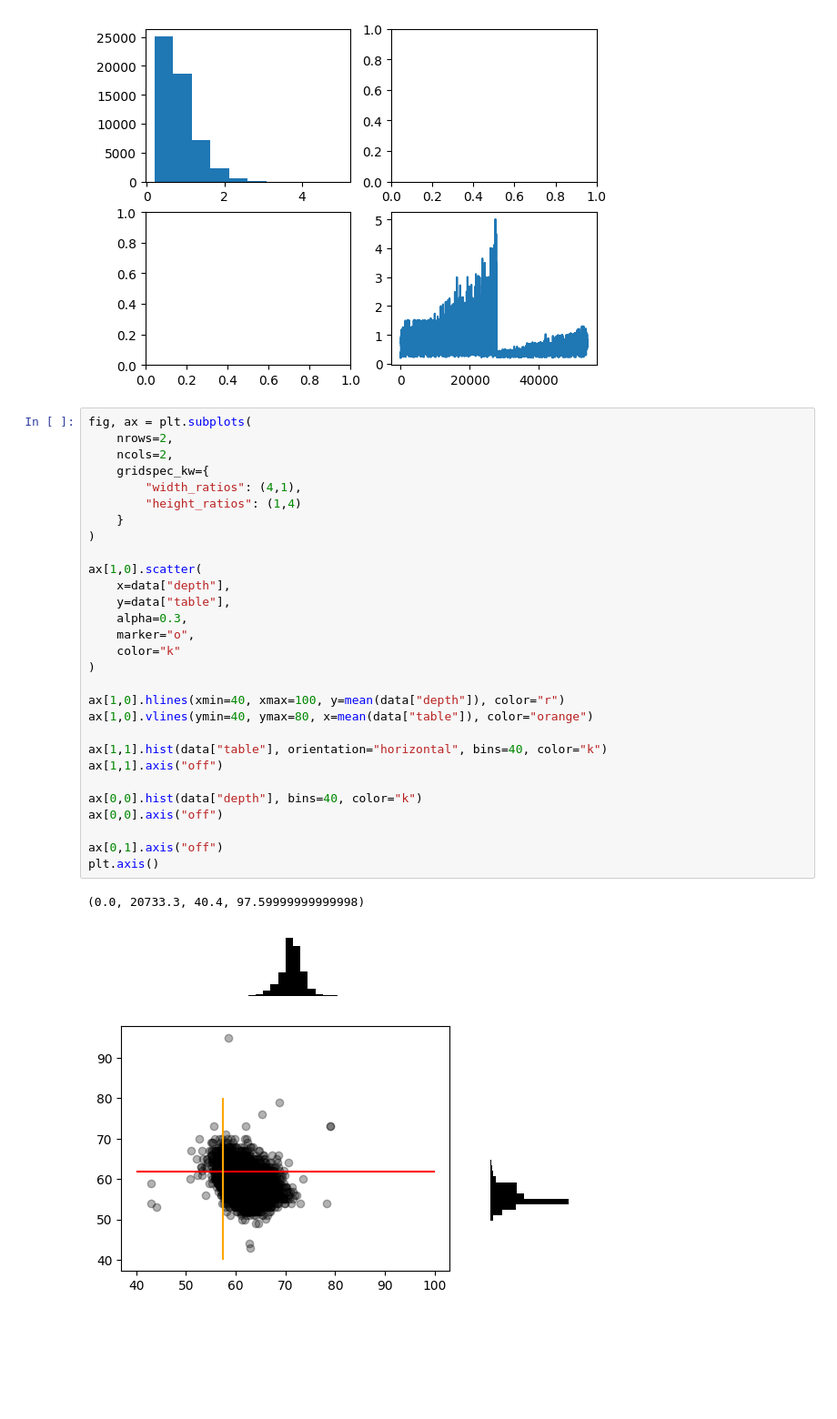
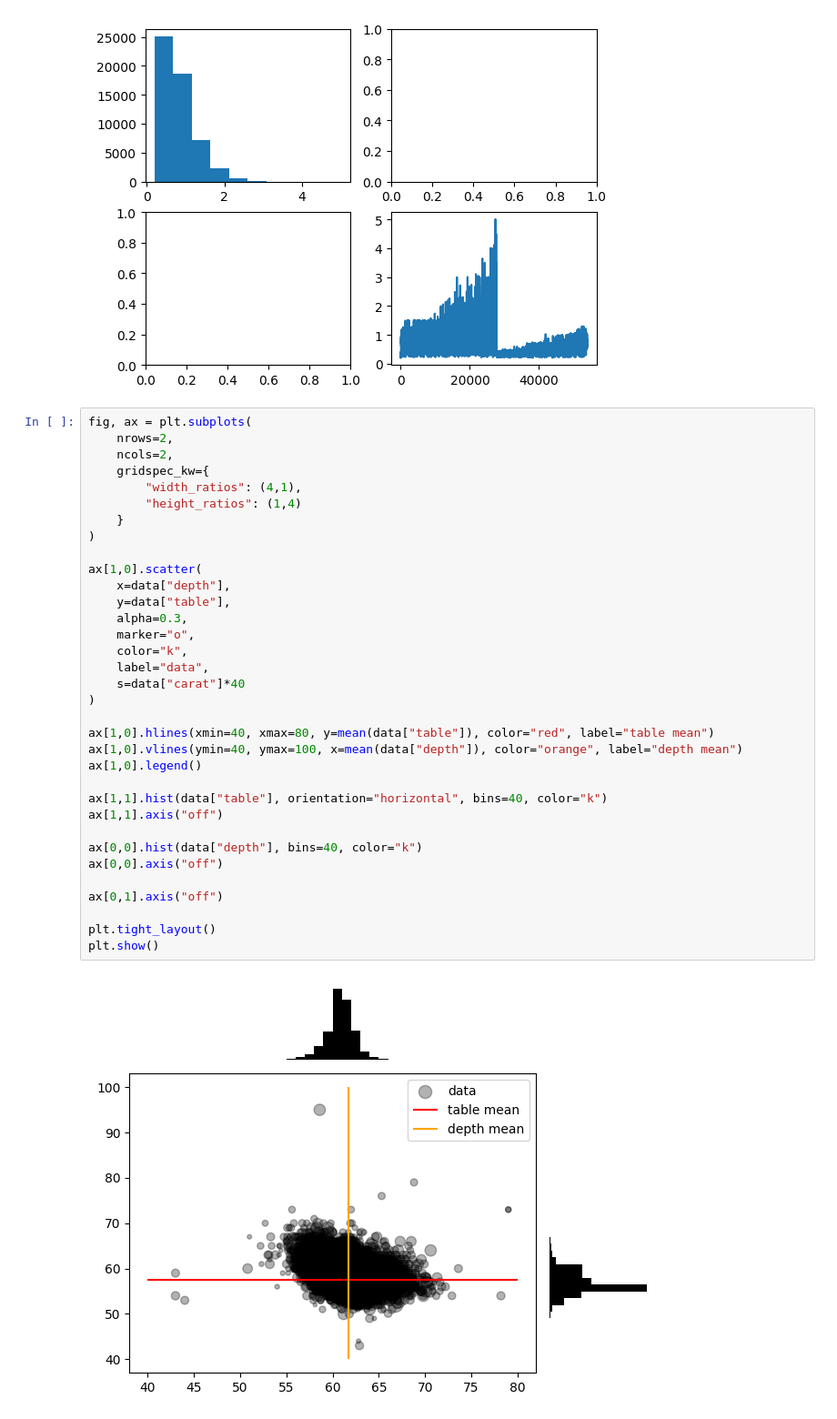
Before and after one commit to mckoh/data_visualization_dsia, a Jupyter notebook: datenvisualisierung_matplotlib.ipynb, the cells around one changed output. Shown: that part at 91% size. Saved outputs shown, nothing was run; the diff lists cells and outputs as text; blank space fills up the shorter version.

```diff
--- a/datenvisualisierung_matplotlib.ipynb
+++ b/datenvisualisierung_matplotlib.ipynb
@@ -120,32 +120,36 @@ ax[1,1].plot(data["carat"])
 # %%
 fig, ax = plt.subplots(
     nrows=2,
     ncols=2,
     gridspec_kw={
         "width_ratios": (4,1),
         "height_ratios": (1,4)
     }
 )
 
 ax[1,0].scatter(
     x=data["depth"],
     y=data["table"],
     alpha=0.3,
     marker="o",
-    color="k"
+    color="k",
+    label="data",
+    s=data["carat"]*40
 )
 
-ax[1,0].hlines(xmin=40, xmax=100, y=mean(data["depth"]), color="r")
-ax[1,0].vlines(ymin=40, ymax=80, x=mean(data["table"]), color="orange")
+ax[1,0].hlines(xmin=40, xmax=80, y=mean(data["table"]), color="red", label="table mean")
+ax[1,0].vlines(ymin=40, ymax=100, x=mean(data["depth"]), color="orange", label="depth mean")
+ax[1,0].legend()
 
 ax[1,1].hist(data["table"], orientation="horizontal", bins=40, color="k")
 ax[1,1].axis("off")
 
 ax[0,0].hist(data["depth"], bins=40, color="k")
 ax[0,0].axis("off")
 
 ax[0,1].axis("off")
-plt.axis()
+
+plt.tight_layout()
+plt.show()
 # %% [output]
-(0.0, 20733.3, 40.4, 97.59999999999998)
-[figure, old version]
+[figure, new version]
```
